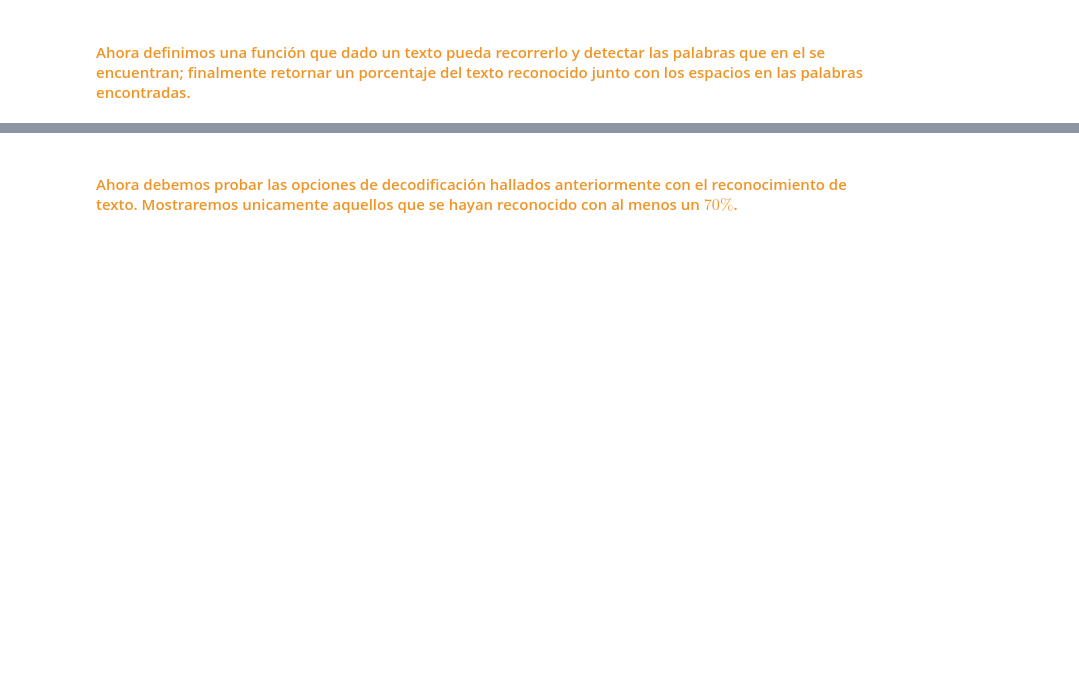
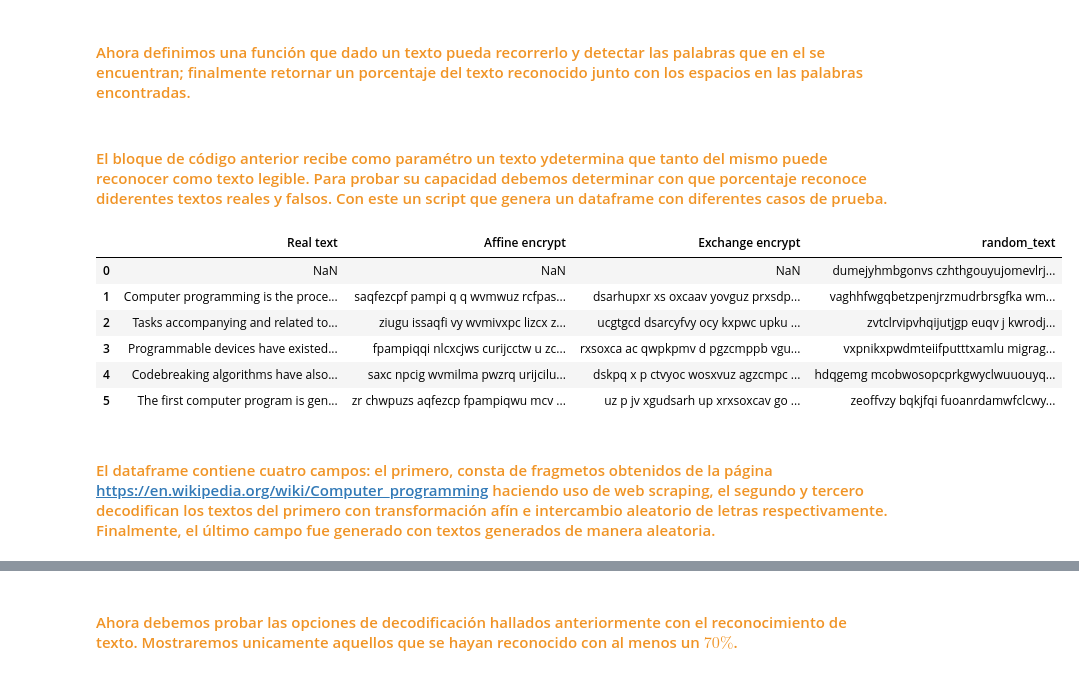
Before and after one commit to ivanc998/IN-Portfolio, a Jupyter notebook: Project-Decrypt/Scripts/Decrypt.ipynb, the cells around one changed output, grey strips where cells are left out. Cells and saved outputs as stored; diff of their text form; code cells hidden in the pictures; blank space fills up the shorter version.

Commit message:
P-Decrypt: Begin test

```diff
--- a/Project-Decrypt/Scripts/Decrypt.ipynb
+++ b/Project-Decrypt/Scripts/Decrypt.ipynb
@@ -314,3 +318,19 @@ def percent_real_text(Text, df):
 
     else:
         raise TypeError('Text was expected being a str object')
+# %% [markdown]
+<h4><font color =#F09426>El bloque de código anterior recibe como paramétro un texto ydetermina que tanto del mismo puede reconocer como texto legible. Para probar su capacidad debemos determinar con que porcentaje reconoce diderentes textos reales y falsos. Con este un script que genera un dataframe con diferentes casos de prueba. </font></h4>
+# %%
+url = 'https://github.com/ivanc998/IN-Portfolio/blob/main/Project-Decrypt/csv-files/Test_recognize_words.csv?raw=true'
+df_test = pd.read_csv(url, index_col = 0)
+df_test.head(6)
+# %% [output]
+|  | Real text | Affine encrypt | Exchange encrypt | random_text |
+| 0 | NaN | NaN | NaN | dumejyhmbgonvs czhthgouyujomevlrj... |
+| 1 | Computer programming is the proce... | saqfezcpf pampi q q wvmwuz rcfpas... | dsarhupxr xs oxcaav yovguz prxsdp... | vaghhfwgqbetzpenjrzmudrbrsgfka wm... |
+| 2 | Tasks accompanying and related to... | ziugu issaqfi vy wvmivxpc lizcx z... | ucgtgcd dsarcyfvy ocy kxpwc upku ... | zvtclrvipvhqijutjgp euqv j kwrodj... |
+| 3 | Programmable devices have existed... | fpampiqqi nlcxcjws curijcctw u zc... | rxsoxca ac qwpkpmv d pgzcmppb vgu... | vxpnikxpwdmteiifputttxamlu migrag... |
+| 4 | Codebreaking algorithms have also... | saxc npcig wvmilma pwzrq urijcilu... | dskpq x p ctvyoc wosxvuz agzcmpc ... | hdqgemg mcobwosopcprkgwyclwuuouyq... |
+| 5 | The first computer program is gen... | zr chwpuzs aqfezcp fpampiqwu mcv ... | uz p jv xgudsarh up xrxsoxcav go ... | zeoffvzy bqkjfqi fuoanrdamwfclcwy... |
+# %% [markdown]
+<h4><font color = #F09426>El dataframe contiene cuatro campos: el primero, consta de fragmetos obtenidos de la página <a href = "https://en.wikipedia.org/wiki/Computer_programming"> https://en.wikipedia.org/wiki/Computer_programming</a> haciendo uso de web scraping, el segundo y tercero decodifican los textos del primero con transformación afín e intercambio aleatorio de letras respectivamente. Finalmente, el último campo fue generado con textos generados de manera aleatoria.</font></h4>
```
Also changed, not shown: parts of 22 cells of this notebook.
